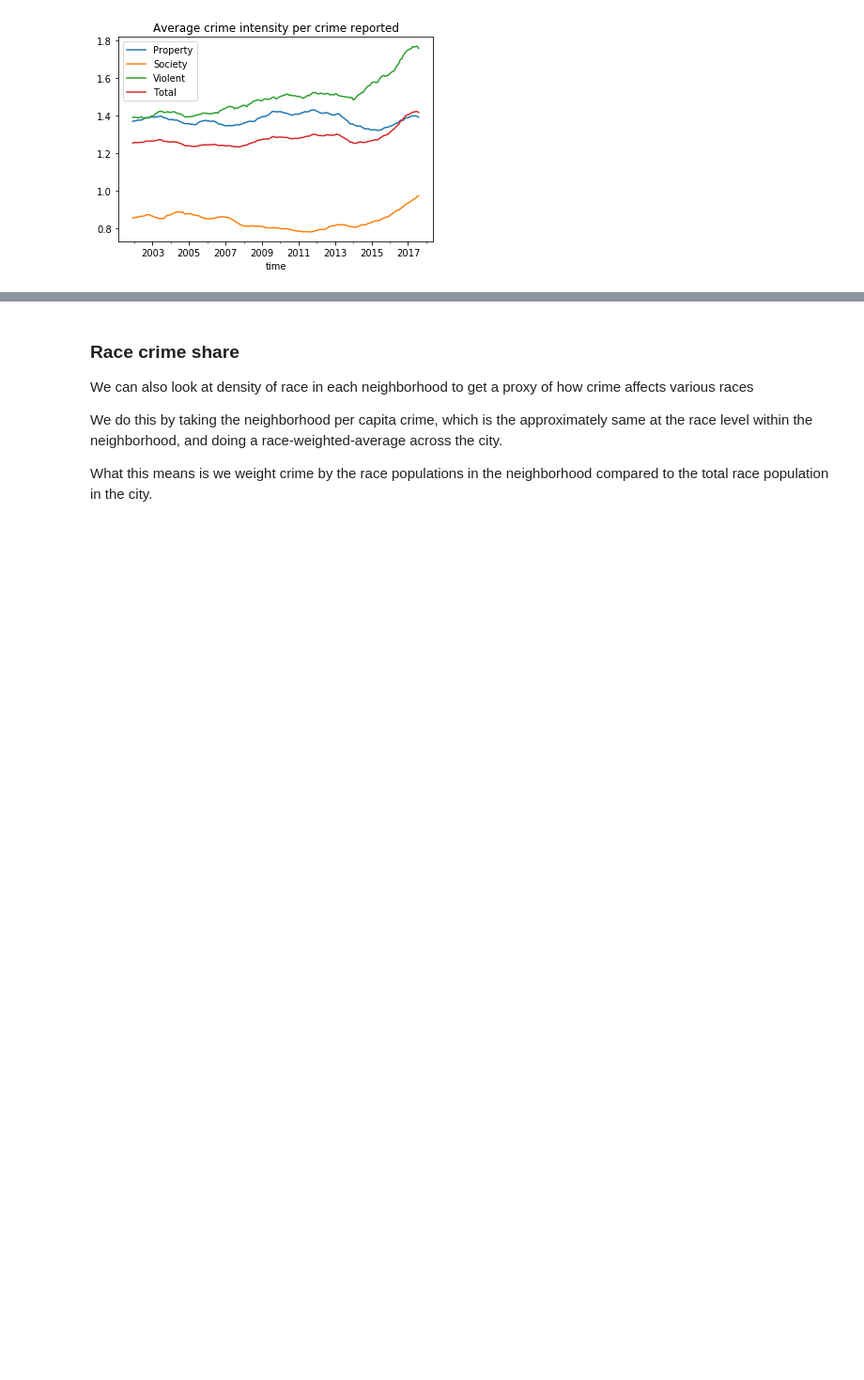
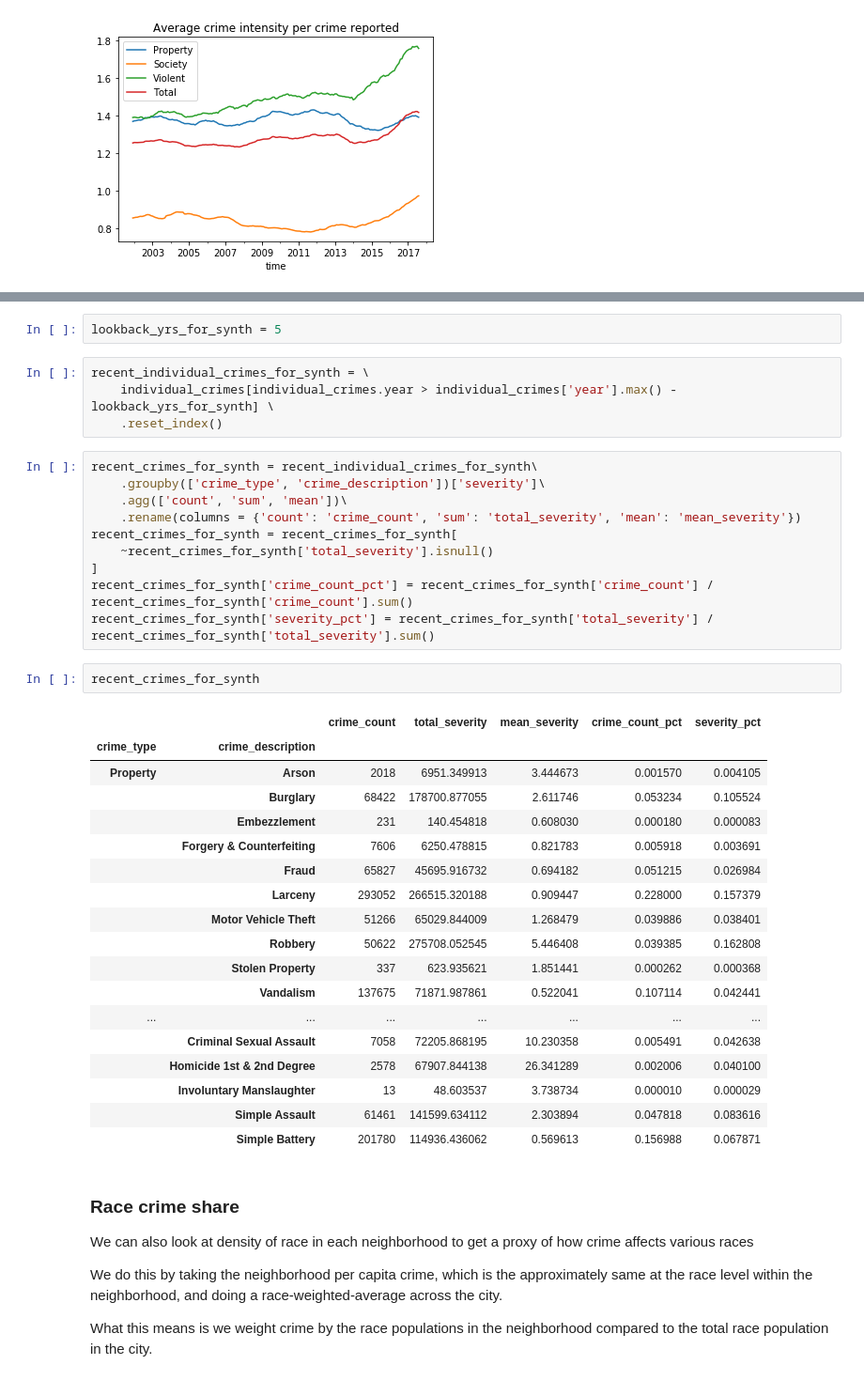
Before and after one commit to wakkadojo/chicago_crime, a Jupyter notebook: City_Proflie.ipynb, the cells around one changed output, grey strips where cells are left out. Shown at 94% size. Drawn from its saved outputs; the diff is of its cells as text; blank space fills up the shorter version.

```diff
--- a/City_Proflie.ipynb
+++ b/City_Proflie.ipynb
@@ -607,3 +616,40 @@ plt.show()
+# %%
+lookback_yrs_for_synth = 5
+# %%
+recent_individual_crimes_for_synth = \
+    individual_crimes[individual_crimes.year > individual_crimes['year'].max() - lookback_yrs_for_synth] \
+    .reset_index()
+# %%
+recent_crimes_for_synth = recent_individual_crimes_for_synth\
+    .groupby(['crime_type', 'crime_description'])['severity']\
+    .agg(['count', 'sum', 'mean'])\
+    .rename(columns = {'count': 'crime_count', 'sum': 'total_severity', 'mean': 'mean_severity'})
+recent_crimes_for_synth = recent_crimes_for_synth[
+    ~recent_crimes_for_synth['total_severity'].isnull()
+]
+recent_crimes_for_synth['crime_count_pct'] = recent_crimes_for_synth['crime_count'] / recent_crimes_for_synth['crime_count'].sum()
+recent_crimes_for_synth['severity_pct'] = recent_crimes_for_synth['total_severity'] / recent_crimes_for_synth['total_severity'].sum()
+# %%
+recent_crimes_for_synth
+# %% [output]
+|  |  | crime_count | total_severity | mean_severity | crime_count_pct | severity_pct |
+| crime_type | crime_description |  |  |  |  |  |
+| Property | Arson | 2018 | 6951.349913 | 3.444673 | 0.001570 | 0.004105 |
+|  | Burglary | 68422 | 178700.877055 | 2.611746 | 0.053234 | 0.105524 |
+|  | Embezzlement | 231 | 140.454818 | 0.608030 | 0.000180 | 0.000083 |
+|  | Forgery & Counterfeiting | 7606 | 6250.478815 | 0.821783 | 0.005918 | 0.003691 |
+|  | Fraud | 65827 | 45695.916732 | 0.694182 | 0.051215 | 0.026984 |
+|  | Larceny | 293052 | 266515.320188 | 0.909447 | 0.228000 | 0.157379 |
+|  | Motor Vehicle Theft | 51266 | 65029.844009 | 1.268479 | 0.039886 | 0.038401 |
+|  | Robbery | 50622 | 275708.052545 | 5.446408 | 0.039385 | 0.162808 |
+|  | Stolen Property | 337 | 623.935621 | 1.851441 | 0.000262 | 0.000368 |
+|  | Vandalism | 137675 | 71871.987861 | 0.522041 | 0.107114 | 0.042441 |
+| ... | ... | ... | ... | ... | ... | ... |
+|  | Criminal Sexual Assault | 7058 | 72205.868195 | 10.230358 | 0.005491 | 0.042638 |
+|  | Homicide 1st & 2nd Degree | 2578 | 67907.844138 | 26.341289 | 0.002006 | 0.040100 |
+|  | Involuntary Manslaughter | 13 | 48.603537 | 3.738734 | 0.000010 | 0.000029 |
+|  | Simple Assault | 61461 | 141599.634112 | 2.303894 | 0.047818 | 0.083616 |
+|  | Simple Battery | 201780 | 114936.436062 | 0.569613 | 0.156988 | 0.067871 |
 # %% [markdown]
 ### Race crime share
 
```
Also changed, not shown: parts of 5 cells of this notebook, 5 other files.
